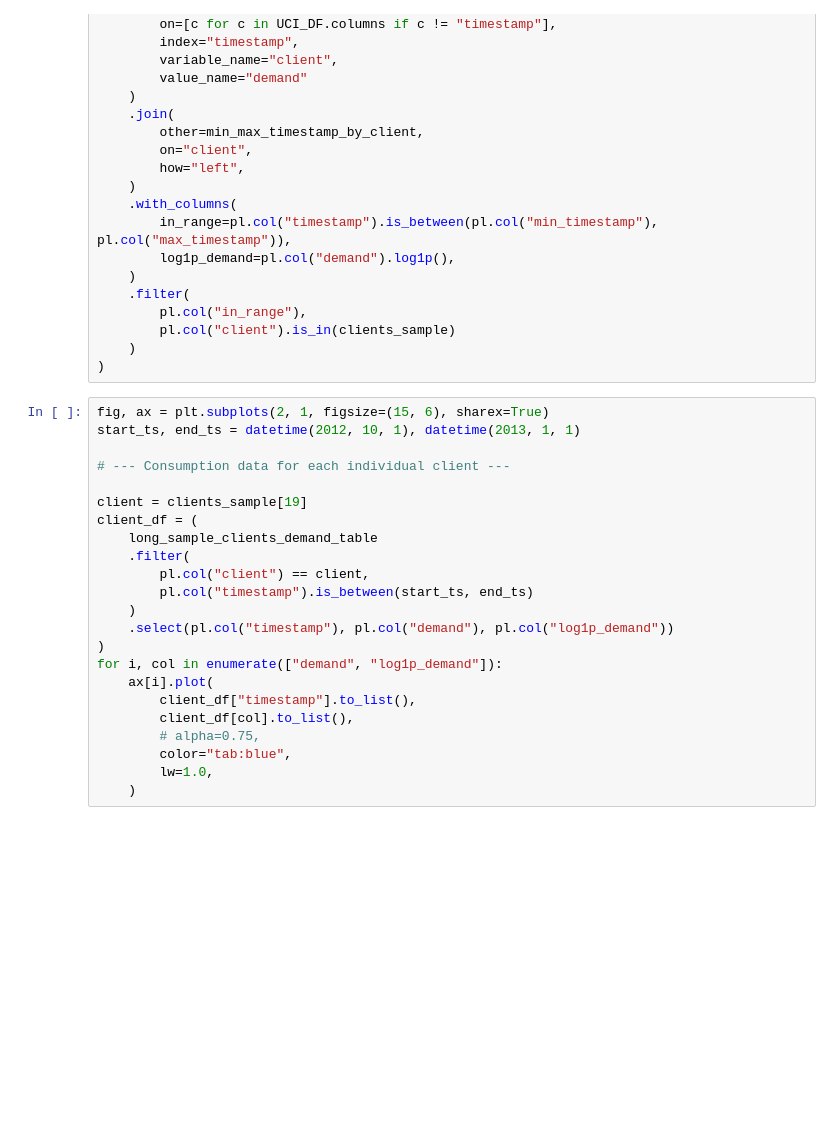
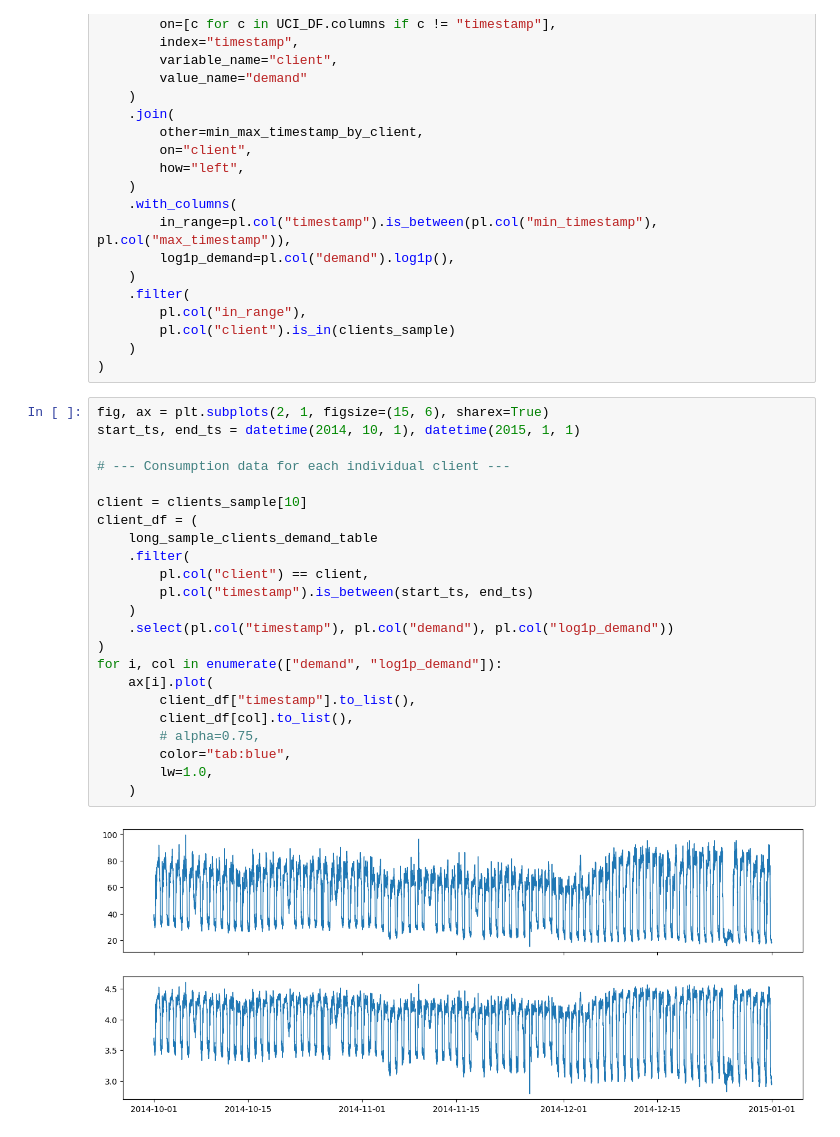
Before and after one commit to lmalms/sequence-learners, a Jupyter notebook: gridsight/tcn.ipynb, the cells around one changed output. Drawn from its saved outputs; the diff is of its cells as text; blank space fills up the shorter version.

```diff
--- a/gridsight/tcn.ipynb
+++ b/gridsight/tcn.ipynb
@@ -439,27 +451,29 @@ long_sample_clients_demand_table = (
 )
 # %%
 fig, ax = plt.subplots(2, 1, figsize=(15, 6), sharex=True)
-start_ts, end_ts = datetime(2012, 10, 1), datetime(2013, 1, 1)
+start_ts, end_ts = datetime(2014, 10, 1), datetime(2015, 1, 1)
 
 # --- Consumption data for each individual client ---
 
-client = clients_sample[19]
+client = clients_sample[10]
 client_df = (
     long_sample_clients_demand_table
     .filter(
         pl.col("client") == client,
         pl.col("timestamp").is_between(start_ts, end_ts)
     )
     .select(pl.col("timestamp"), pl.col("demand"), pl.col("log1p_demand"))
 )
 for i, col in enumerate(["demand", "log1p_demand"]):
     ax[i].plot(
         client_df["timestamp"].to_list(),
         client_df[col].to_list(),
         # alpha=0.75,
         color="tab:blue",
         lw=1.0,
     )
+# %% [output]
+[figure, added]
 # %%
 client_df = (
     long_sample_clients_demand_table
```
Also changed, not shown: parts of 11 cells of this notebook, 3 other files.
